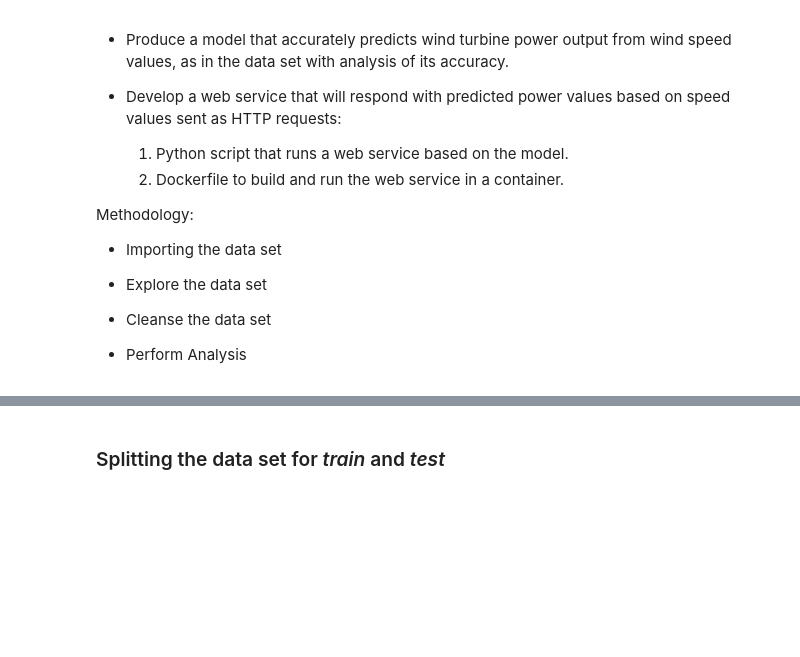
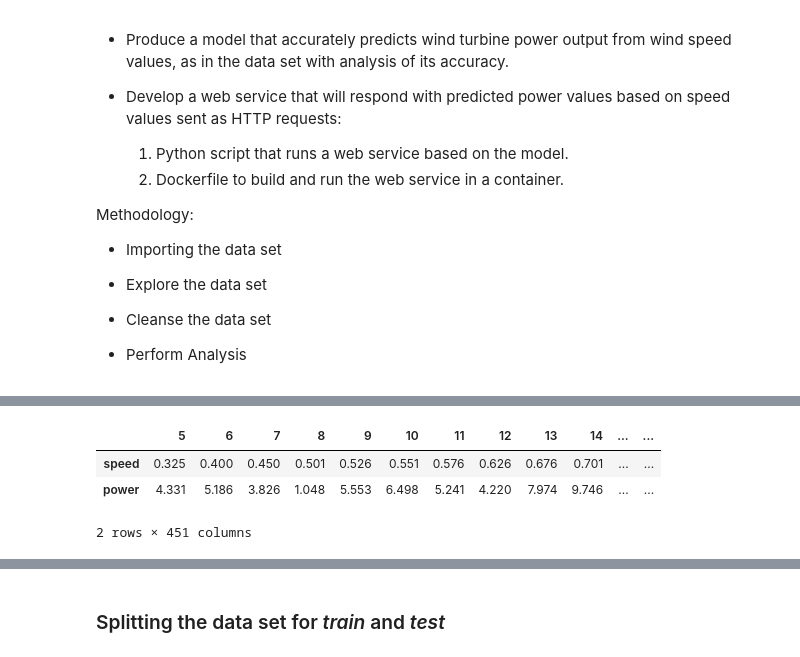
Before and after one commit to G00387867/Machine_Learning_Project, a Jupyter notebook: Machine_Learning_Project.ipynb, the cells around one changed output, grey strips where cells are left out. Saved outputs shown, nothing was run; the diff lists cells and outputs as text; code cells hidden in the pictures; blank space fills up the shorter version.

```diff
--- a/Machine_Learning_Project.ipynb
+++ b/Machine_Learning_Project.ipynb
@@ -50,0 +110,8 @@ plt.rcParams["figure.figsize"] = [12, 8]
+# %%
+# transpose the data set
+df.transpose()
+# %% [output]
+|  | 5 | 6 | 7 | 8 | 9 | 10 | 11 | 12 | 13 | 14 | ... | ... |
+| speed | 0.325 | 0.400 | 0.450 | 0.501 | 0.526 | 0.551 | 0.576 | 0.626 | 0.676 | 0.701 | ... | ... |
+| power | 4.331 | 5.186 | 3.826 | 1.048 | 5.553 | 6.498 | 5.241 | 4.220 | 7.974 | 9.746 | ... | ... |
+2 rows × 451 columns
```
Also changed, not shown: parts of 35 cells of this notebook.
